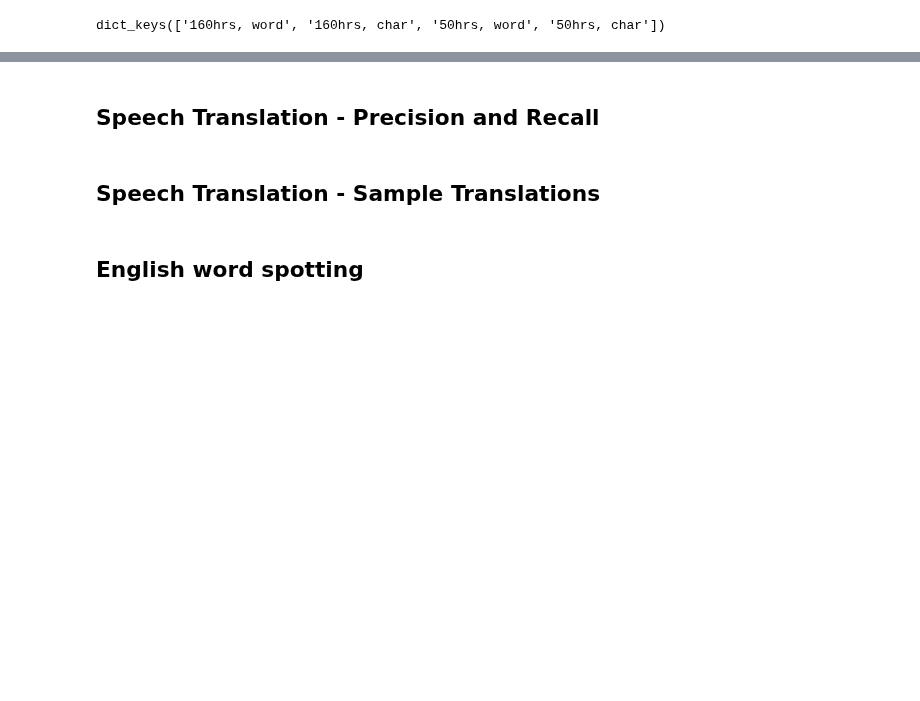
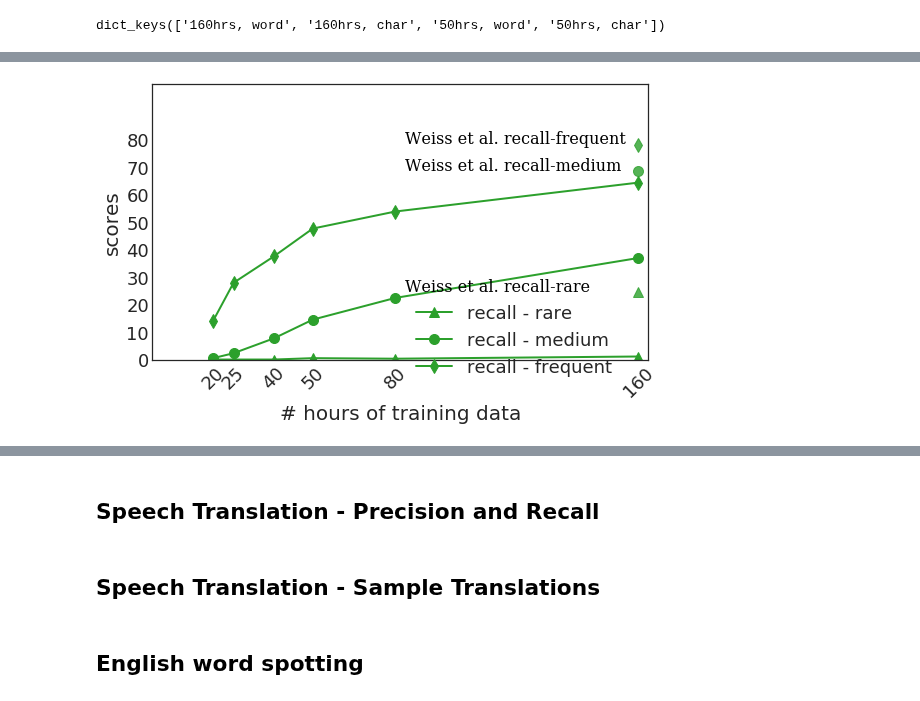
Before and after one commit to 0xSameer/speech2text, a Jupyter notebook: results.ipynb, the cells around one changed output, grey strips where cells are left out. Cells and saved outputs as stored; diff of their text form; code cells hidden in the pictures; blank space fills up the shorter version.

```diff
--- a/results.ipynb
+++ b/results.ipynb
@@ -712,0 +815,68 @@ nmt_trials_noo-batchy.ipynb
+# %%
+fig, ax = plt.subplots(figsize=(8,5),nrows=1, ncols=1, sharey=True)
+
+markersize = 10
+linewidth = 2
+alpha = 1
+
+font = {'family': 'serif',
+        'color':  'black',
+        'weight': 'normal',
+        'size': 16,
+        }
+
+# for i, k in enumerate(prec_word_freq):
+#     ax.plot(x_scale, prec_word_freq[k], label="precision - {0:s}".format(k), color=tableau20[8],
+#             linewidth=linewidth, alpha=alpha,
+#             marker=marker_style[i], markersize=markersize)
+
+for i, k in enumerate(recall_word_freq):
+    ax.plot(x_scale, recall_word_freq[k], label="recall - {0:s}".format(k), color=tableau20[4],
+            linewidth=linewidth, alpha=alpha, linestyle= "-",
+            marker=marker_style[i], markersize=markersize)
+
+for i, k in enumerate(google_recall_word_freq):
+    ax.plot(np.array([100]), google_recall_word_freq[k], color=tableau20[4],
+        marker=marker_style[i], markersize=markersize, alpha=0.8)
+
+    plt.text(52, google_recall_word_freq[k]+0.5, r'Weiss et al. recall-{0:s}'.format(k), fontdict=font)
+
+# ax.plot(np.array([100]), np.array([78]), color=tableau20[8],
+#         marker='^', markersize=markersize, alpha=0.8)
+# ax.plot(np.array([100]), np.array([77]), color=tableau20[4],
+#         marker='o', markersize=markersize, alpha=0.3)
+# plt.text(27, 77.8, r'Weiss et al. content words precision/recall', fontdict=font)
+
+# ax.axhline(y=google_cnt_prec, linestyle=":")
+# plt.text(30, google_cnt_prec+0.5, r'precision', fontdict=font)
+# ax.axhline(y=77.5, linestyle=":")
+# plt.text(20, 78, r'Weiss et al. content words precision-recall - 160 hrs', fontdict=font)
+
+# ax.axhline(y=81, linestyle="-.")
+# plt.text(40, 81.5, r'Human precision - 160 hrs', fontdict=font)
+# ax.axhline(y=76, linestyle="-.")
+# plt.text(40, 76.5, r'Human recall - 160 hrs', fontdict=font)
+
+plt.xticks(x_scale, x_labels, rotation=45, fontsize=16)
+# plt.yticks(list(range(0,65,10))+[76, 71, ], rotation=0, fontsize=20)
+plt.yticks(list(range(0,81,10)), rotation=0, fontsize=20)
+ax.set_xlabel('# hours of training data', size=20)
+ax.set_ylabel('scores', size=20)
+for i in ax.get_xticklabels():
+    i.set_fontsize(18)
+for i in ax.get_yticklabels():
+    i.set_fontsize(18)
+
+plt.legend(bbox_to_anchor=(0.5, 0.26), framealpha=0, fontsize=18, ncol=1)
+plt.ylim(0,100)
+plt.xlim(0,102)
+# ax.xaxis.grid(False)
+
+# sns.despine(left=True, bottom=True)
+
+fig.tight_layout()
+
+fig.savefig(fname="recall_word_freq.pdf", dpi=300)
+fig.savefig(fname="recall_word_freq.png", dpi=300)
+# %% [output]
+[figure, added]
```
Also changed, not shown: parts of 15 cells of this notebook, 1 other file.
